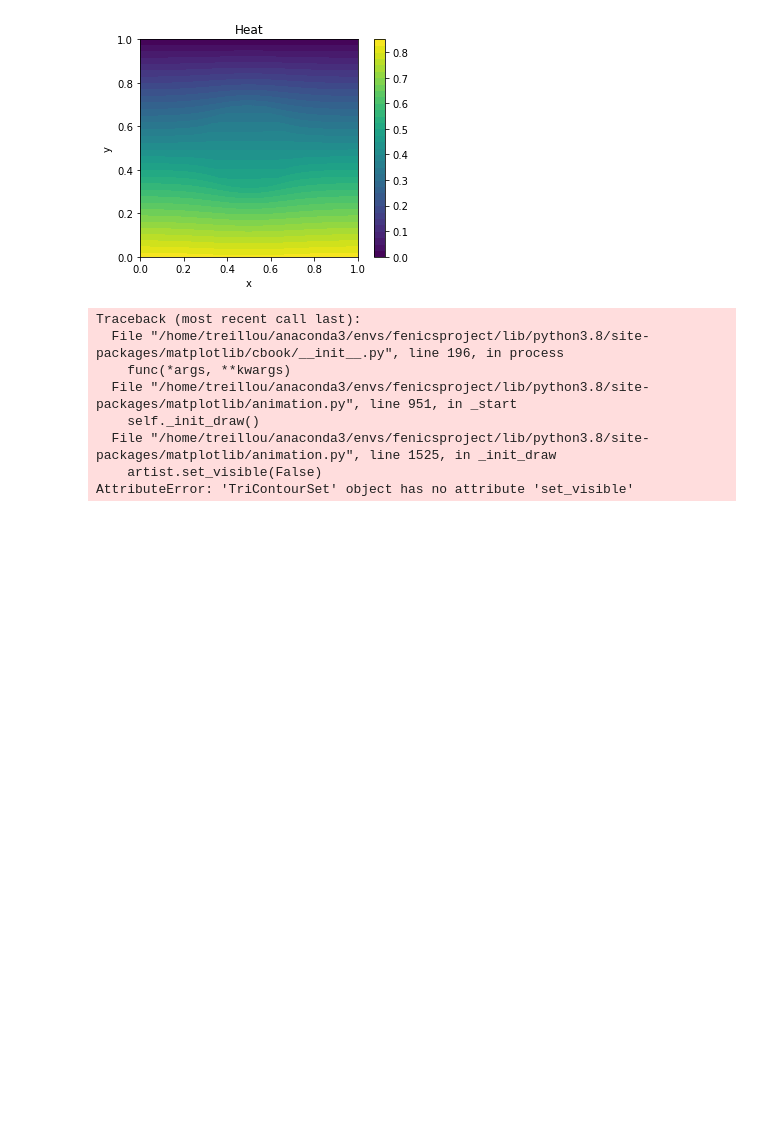
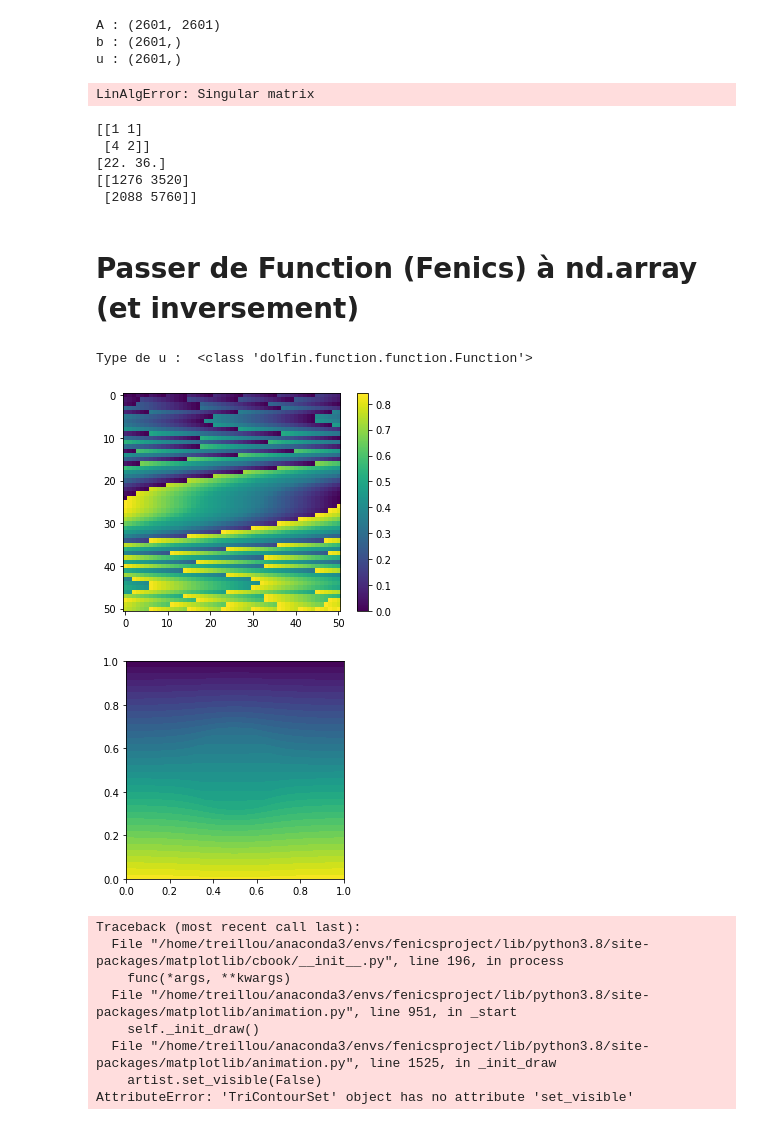
Before and after one commit to pjbenard/-4GMM-CRMB, a Jupyter notebook: Fenics/Chap2_ex1.ipynb, the cells around one changed output. Saved outputs shown, nothing was run; the diff lists cells and outputs as text; code cells hidden in the pictures; blank space fills up the shorter version.

Commit message:
Test Fenics

```diff
--- a/Fenics/Chap2_ex1.ipynb
+++ b/Fenics/Chap2_ex1.ipynb
@@ -86,9 +85,20 @@ def Solver(mu0,mu1,N=50,r=0.2):
     a = inner(grad(u),grad(v))*dx(0) + inner(a1*grad(u),grad(v))*dx(1)
     L = a2*v*ds(4)
 
+    #A = assemble(a)
+    b = assemble(L)
+
     # Solve problem
     u = Function(V)
-    solve(a == L, u, bcs)
+    solve(a == L,u, bcs)
+    #solve(A,u,b,bcs)
+
+    A = np.outer(b.get_local(), u.vector().get_local().T)
+    print("A :",np.shape(A))
+    print("b :",np.shape(b.get_local()))
+    print("u :",np.shape(u.vector().get_local()))
+    urep = npl.solve(A,b.get_local())
+
     return u
 # %%
 u = Solver(2,0.9)
@@ -101,7 +111,49 @@ plt.ylabel("y")
 plt.colorbar(c)
 plt.show()
 # %% [output]
-[figure, removed]
+A : (2601, 2601)
+b : (2601,)
+u : (2601,)
+LinAlgError: Singular matrix
+# %%
+b = np.array([58,160])
+x = np.array([22,36])
+A = np.array([[1,1],[4,2]])
+
+print(A)
+print(npl.solve(A,b))
+print()
+# %% [output]
+[[1 1]
+ [4 2]]
+[22. 36.]
+[[1276 3520]
+ [2088 5760]]
+# %% [markdown]
+# Passer de Function (Fenics) à nd.array (et inversement)
+# %%
+# On a u qui est de type Function
+print("Type de u : ",type(u))
+
+# On passe u en vecteur Numpy, uar
+uar = u.vector().get_local()
+
+# On peut reshape uar pour avoir une matrice mais ça fait un peu n'imp
+uarrs = uar.reshape(51,51,order='A')
+plt.figure()
+plt.imshow(uarrs)
+plt.colorbar()
+plt.show()
+
+# On prend u = Function(V) (défini dans la fonction Solver ici) et on passe en Function
+u.vector().set_local(uarrs.reshape(2601))
+plt.figure()
+plot(u)
+plt.show()
+# %% [output]
+Type de u :  <class 'dolfin.function.function.Function'>
+[figure, added]
+[figure, added]
 # %%
 import matplotlib.animation as animation
 mu1 = np.linspace(-1,1,10)
```
Also changed, not shown: parts of 2 cells of this notebook, 1 other file.
